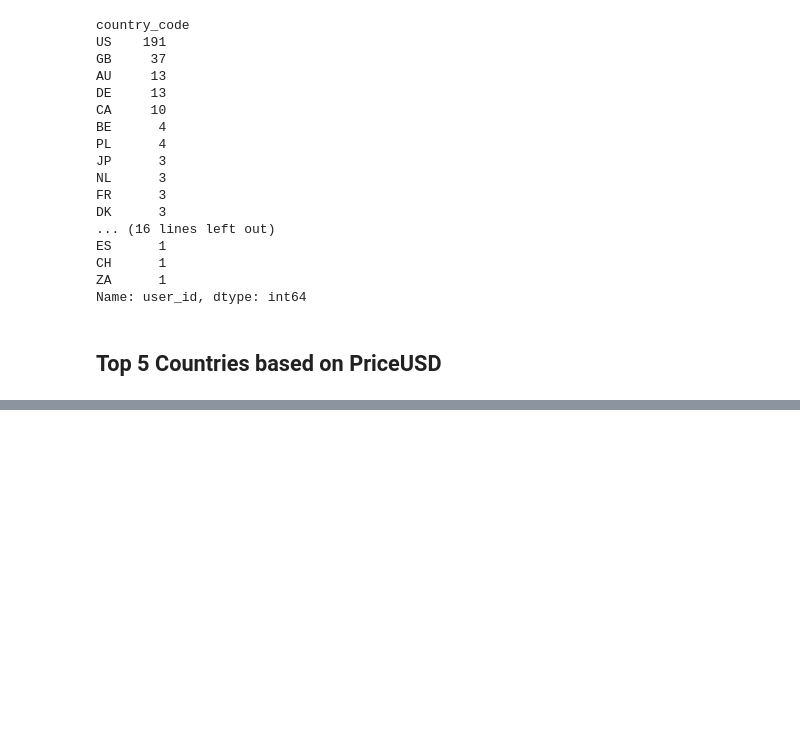
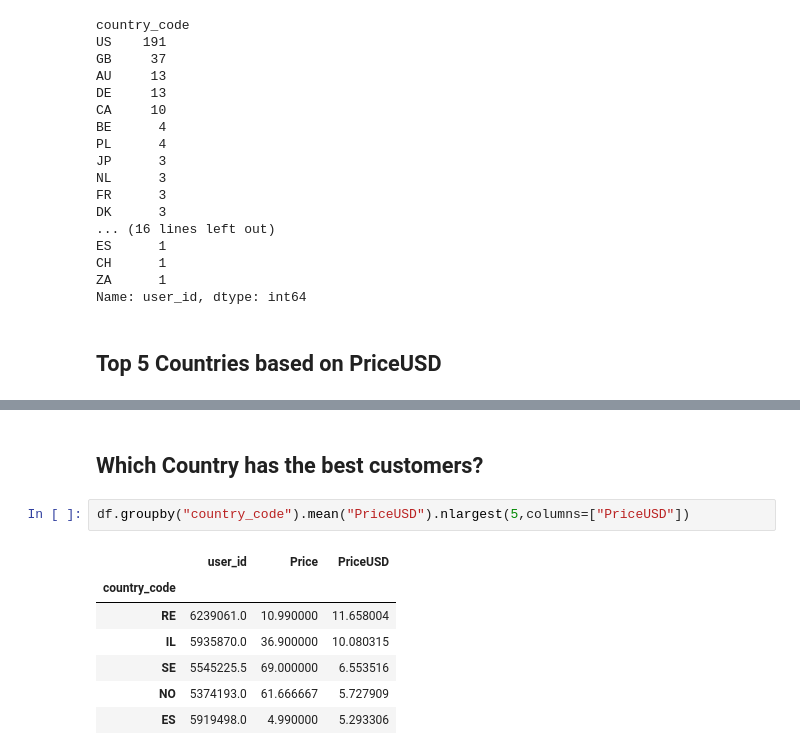
Before and after one commit to VavRe/data-mining-ut, a Jupyter notebook: HW1/Q2.ipynb, the cells around one changed output, grey strips where cells are left out. Cells and saved outputs as stored; diff of their text form; blank space fills up the shorter version.

Commit message:
countries with most buying value and best buyers part is done, that leaves only part9

```diff
--- a/HW1/Q2.ipynb
+++ b/HW1/Q2.ipynb
@@ -134,0 +145,12 @@ Name: user_id, dtype: int64
+# %% [markdown]
+## Which Country has the best customers?
+# %%
+df.groupby("country_code").mean("PriceUSD").nlargest(5,columns=["PriceUSD"])
+# %% [output]
+|  | user_id | Price | PriceUSD |
+| country_code |  |  |  |
+| RE | 6239061.0 | 10.990000 | 11.658004 |
+| IL | 5935870.0 | 36.900000 | 10.080315 |
+| SE | 5545225.5 | 69.000000 | 6.553516 |
+| NO | 5374193.0 | 61.666667 | 5.727909 |
+| ES | 5919498.0 | 4.990000 | 5.293306 |
```
Also changed, not shown: parts of 1 cell of this notebook.
